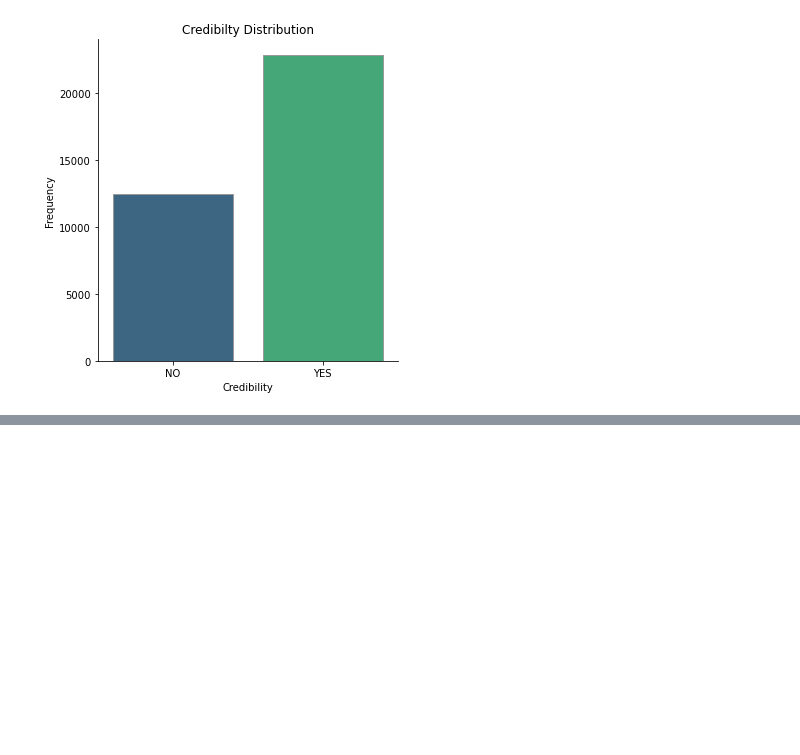
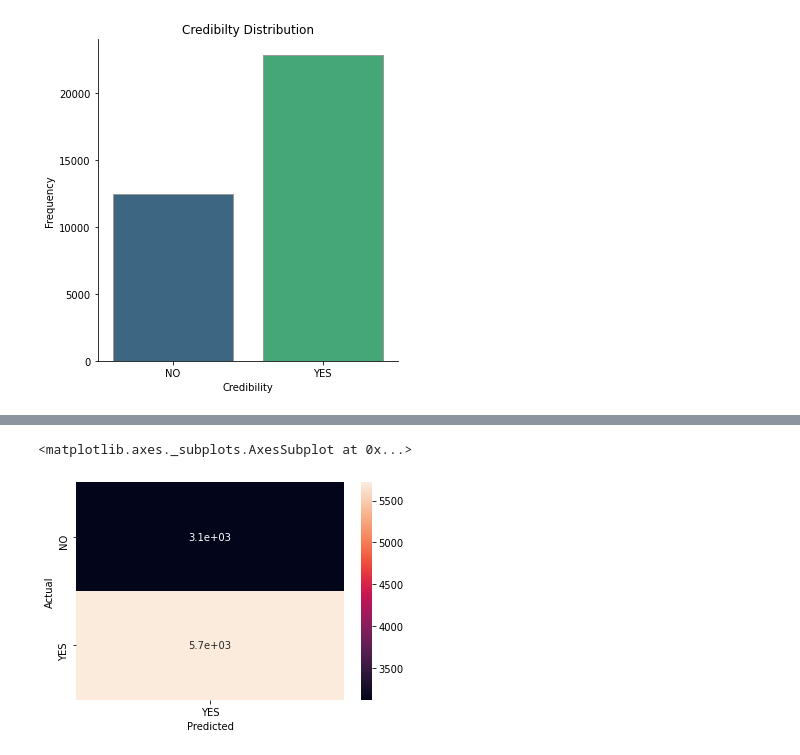
Before and after one commit to larregui/IST718-Project, a Jupyter notebook: UFO_Classifier.ipynb, the cells around one changed output, grey strips where cells are left out. Saved outputs shown, nothing was run; the diff lists cells and outputs as text; code cells hidden in the pictures; blank space fills up the shorter version.

```diff
--- a/UFO_Classifier.ipynb
+++ b/UFO_Classifier.ipynb
@@ -138,9 +148,7 @@ data.head()
 # %%
 # Assign X (data) and y (target)
-data = df.drop(columns=["Credible"])
+data = data.drop(columns=["Credible"])
 X = data
 y = data1["Credible"]
 print(X.shape, y.shape)
-
-print(data.dtypes)
 # %% [output]
@@ -201,0 +186,4 @@ dtype: object
+# %%
+predictions = classifier.predict(X_test)
+print(f"First 7 Predictions:   {predictions[:7]}")
+print(f"First 7 Actual labels: {y_test[:7].tolist()}")
@@ -201,0 +239,6 @@ dtype: object
+# %%
+confusion_matrix = pd.crosstab(y_test, predictions, rownames=['Actual'], colnames=['Predicted'])
+sns.heatmap(confusion_matrix, annot=True)
+# %% [output]
+<matplotlib.axes._subplots.AxesSubplot at 0x...>
+[figure, added]
```
Also changed, not shown: parts of 29 cells of this notebook.
